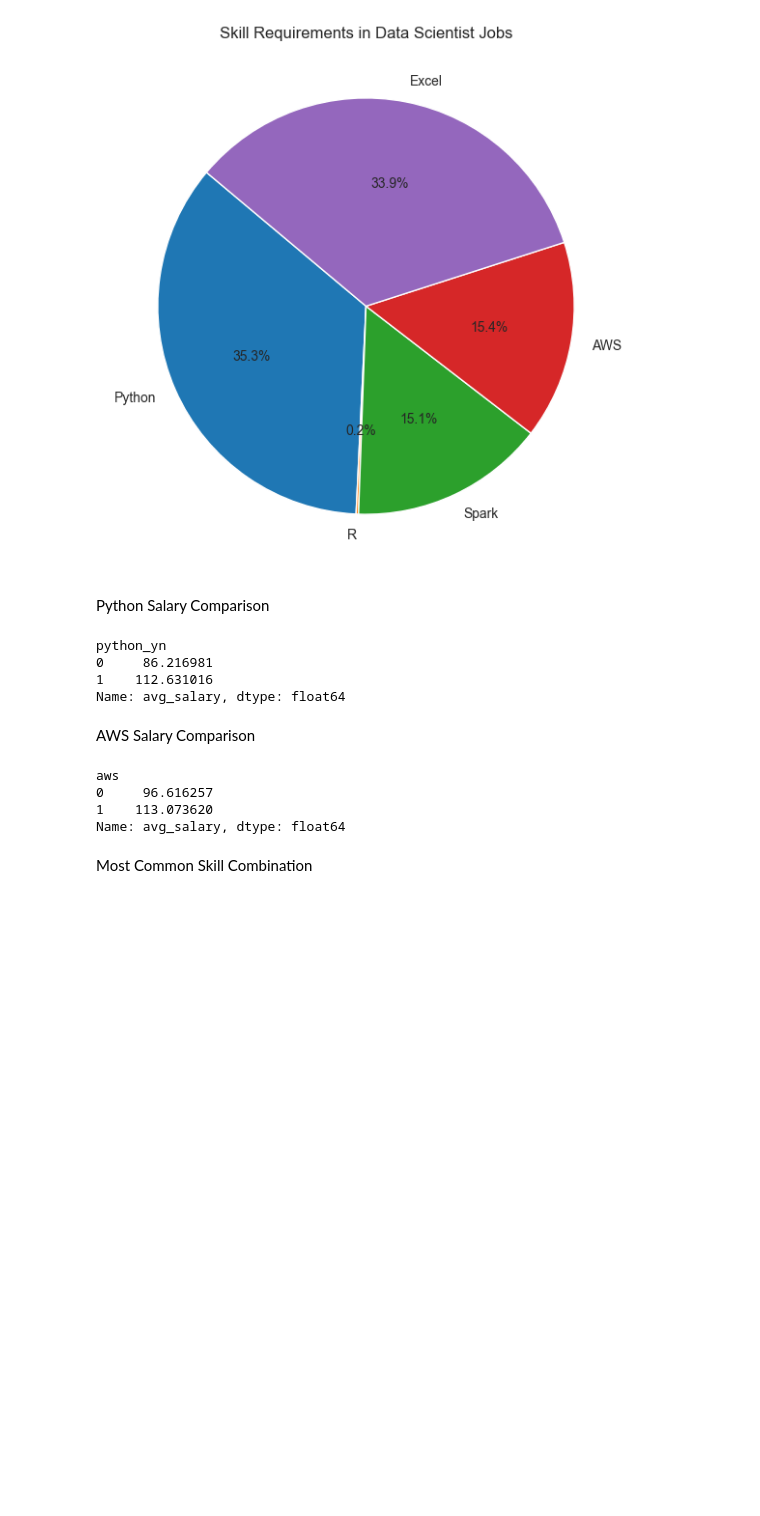
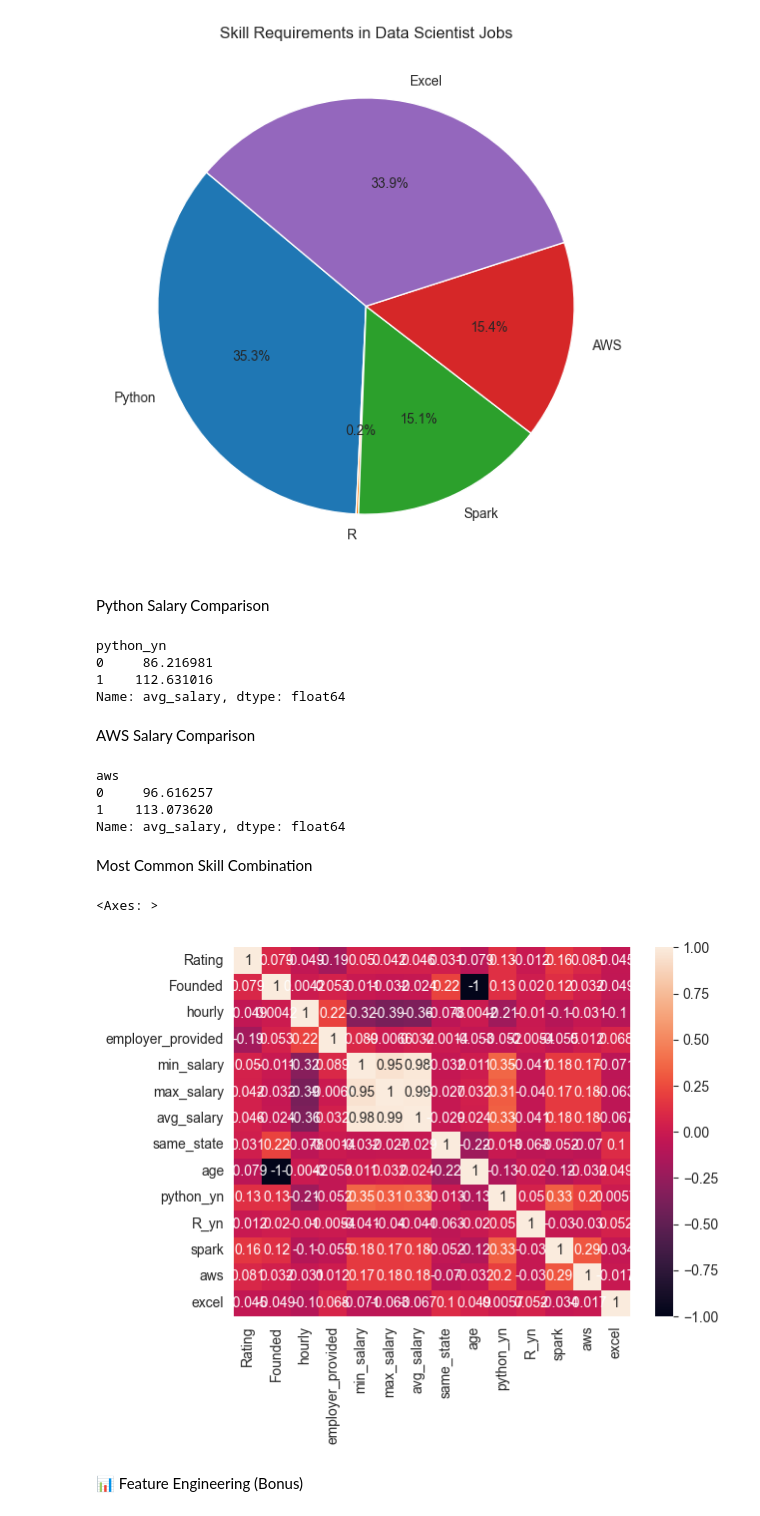
Before and after one commit to nayeem29dse/EDA-on-data-science-job-descriptions, a Jupyter notebook: EDA on saraly data.ipynb, the cells around one changed output. Cells and saved outputs as stored; diff of their text form; code cells hidden in the pictures; blank space fills up the shorter version.

```diff
--- a/EDA on saraly data.ipynb
+++ b/EDA on saraly data.ipynb
@@ -410,3 +410,11 @@ aws
 Name: avg_salary, dtype: float64
 # %% [markdown]
 Most Common Skill Combination
+# %%
+corr = df.corr(numeric_only=True)
+sns.heatmap(corr, annot=True)
+# %% [output]
+<Axes: >
+[figure, added]
+# %% [markdown]
+📊 Feature Engineering (Bonus)
```
Also changed, not shown: parts of 1 cell of this notebook.
